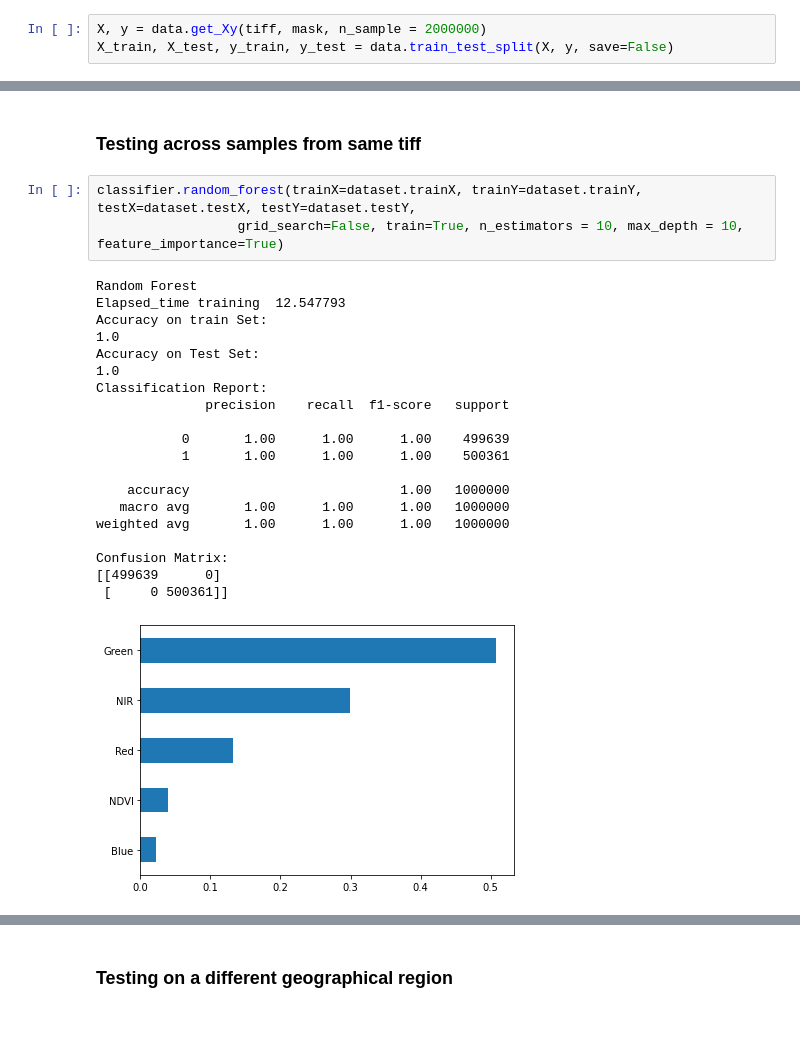
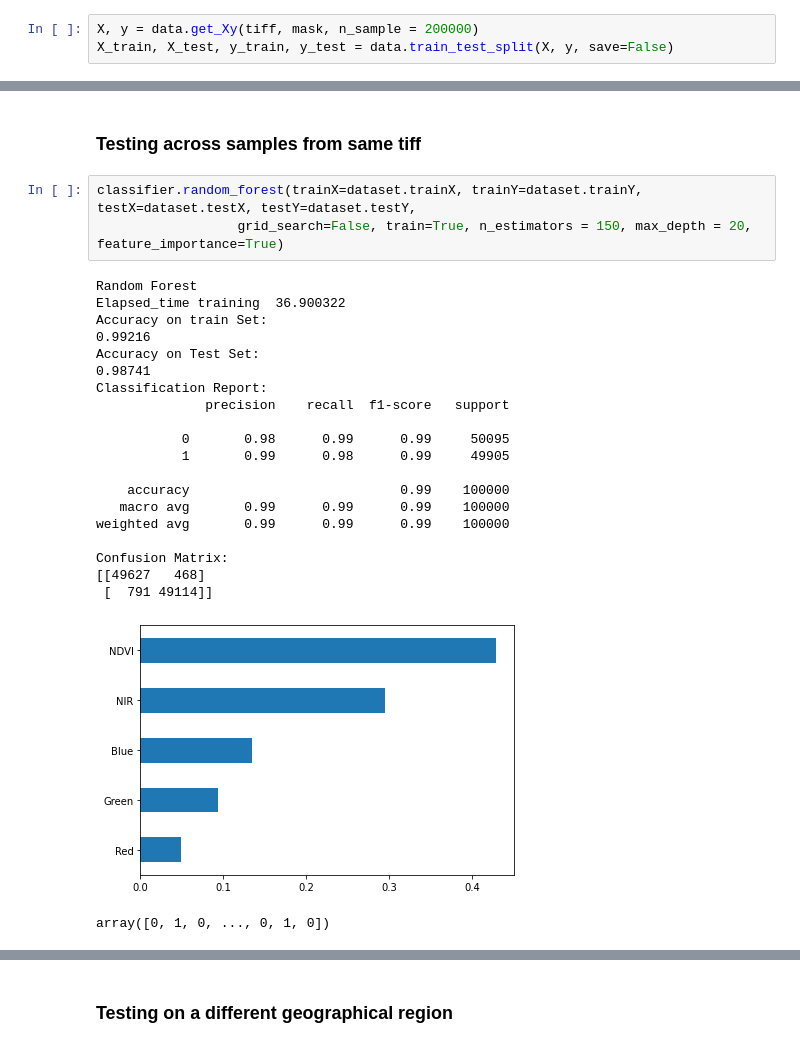
Before and after one commit to Aryal007/ml_satellite_image_segmentation, a Jupyter notebook: example_noaa_airborne.ipynb, the cells around one changed output, grey strips where cells are left out. Drawn from its saved outputs; the diff is of its cells as text.

```diff
--- a/example_noaa_airborne.ipynb
+++ b/example_noaa_airborne.ipynb
@@ -65,6 +65,6 @@ data.view_mask(mask)
 # %% [output]
 [figure]
 # %%
-X, y = data.get_Xy(tiff, mask, n_sample = 2000000)
+X, y = data.get_Xy(tiff, mask, n_sample = 200000)
 X_train, X_test, y_train, y_test = data.train_test_split(X, y, save=False)
 # %%
@@ -111,25 +111,26 @@ Clipping input data to the valid range for imshow with RGB data ([0..1] for floa
 ### Testing across samples from same tiff
 # %%
 classifier.random_forest(trainX=dataset.trainX, trainY=dataset.trainY, testX=dataset.testX, testY=dataset.testY,
-                  grid_search=False, train=True, n_estimators = 10, max_depth = 10, feature_importance=True)
+                  grid_search=False, train=True, n_estimators = 150, max_depth = 20, feature_importance=True)
 # %% [output]
 Random Forest
-Elapsed_time training  12.547793
+Elapsed_time training  36.900322
 Accuracy on train Set:
-1.0
+0.99216
 Accuracy on Test Set:
-1.0
+0.98741
 Classification Report:
               precision    recall  f1-score   support
 
-           0       1.00      1.00      1.00    499639
-           1       1.00      1.00      1.00    500361
+           0       0.98      0.99      0.99     50095
+           1       0.99      0.98      0.99     49905
 
-    accuracy                           1.00   1000000
-   macro avg       1.00      1.00      1.00   1000000
-weighted avg       1.00      1.00      1.00   1000000
+    accuracy                           0.99    100000
+   macro avg       0.99      0.99      0.99    100000
+weighted avg       0.99      0.99      0.99    100000
 
 Confusion Matrix:
-[[499639      0]
- [     0 500361]]
+[[49627   468]
+ [  791 49114]]
-[figure, old version]
+[figure, new version]
+array([0, 1, 0, ..., 0, 1, 0])
```
Also changed, not shown: parts of 14 cells of this notebook, 1 other file.
